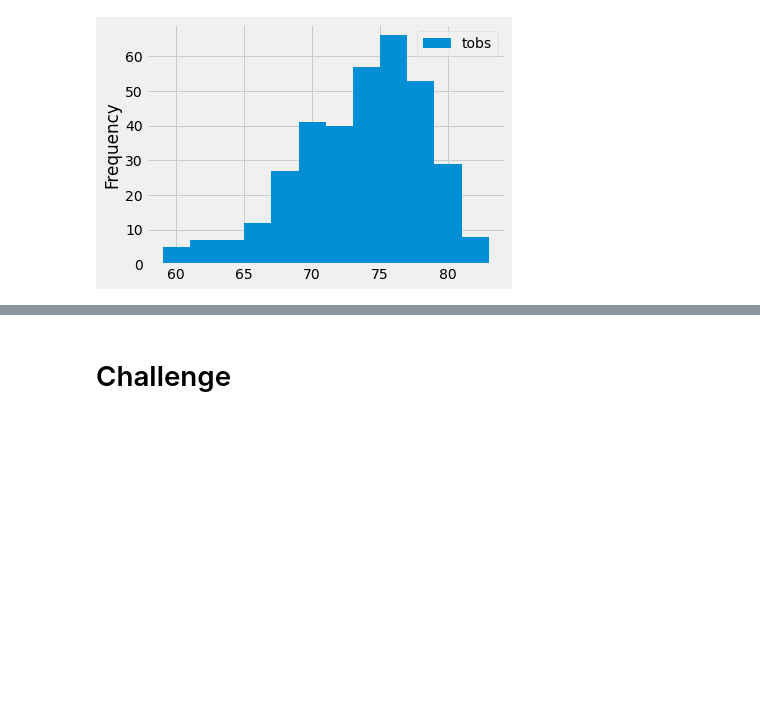
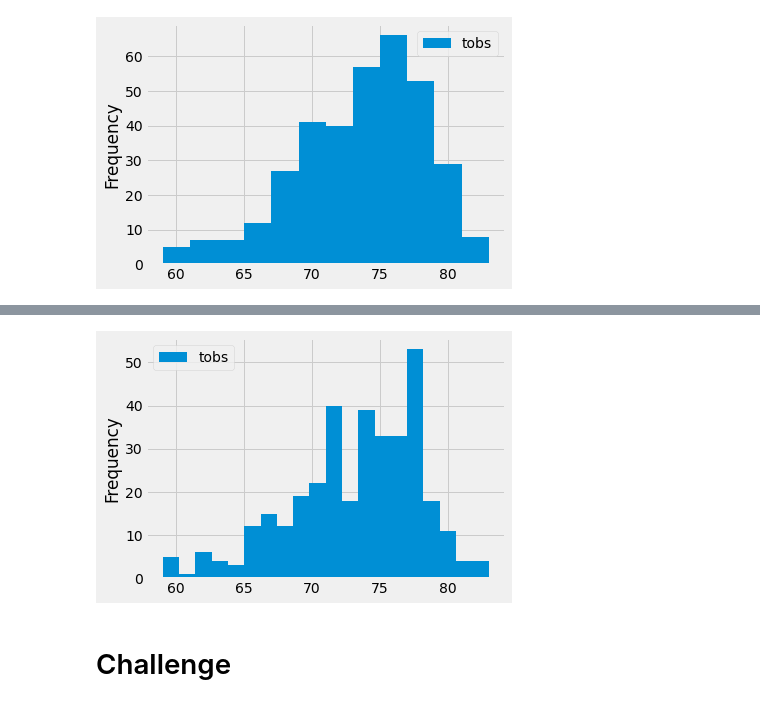
Before and after one commit to Gobi1616/surfs_up, a Jupyter notebook: climate_analysis.ipynb, the cells around one changed output, grey strips where cells are left out. Drawn from its saved outputs; the diff is of its cells as text; code cells hidden in the pictures; blank space fills up the shorter version.

```diff
--- a/climate_analysis.ipynb
+++ b/climate_analysis.ipynb
@@ -234,2 +240,8 @@ plt.tight_layout()
+# %%
+# Adjusting bins=20
+df.plot.hist(bins=20)
+plt.tight_layout()
+# %% [output]
+[figure, added]
 # %% [markdown]
 # Challenge
```
Also changed, not shown: parts of 1 cell of this notebook.
